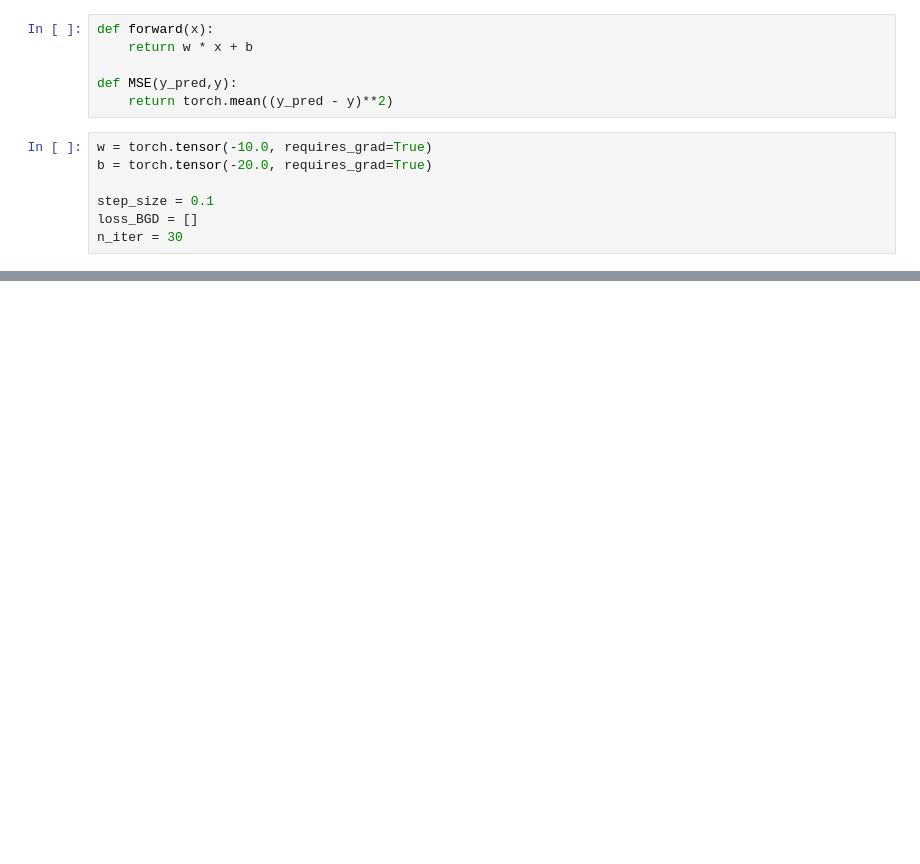
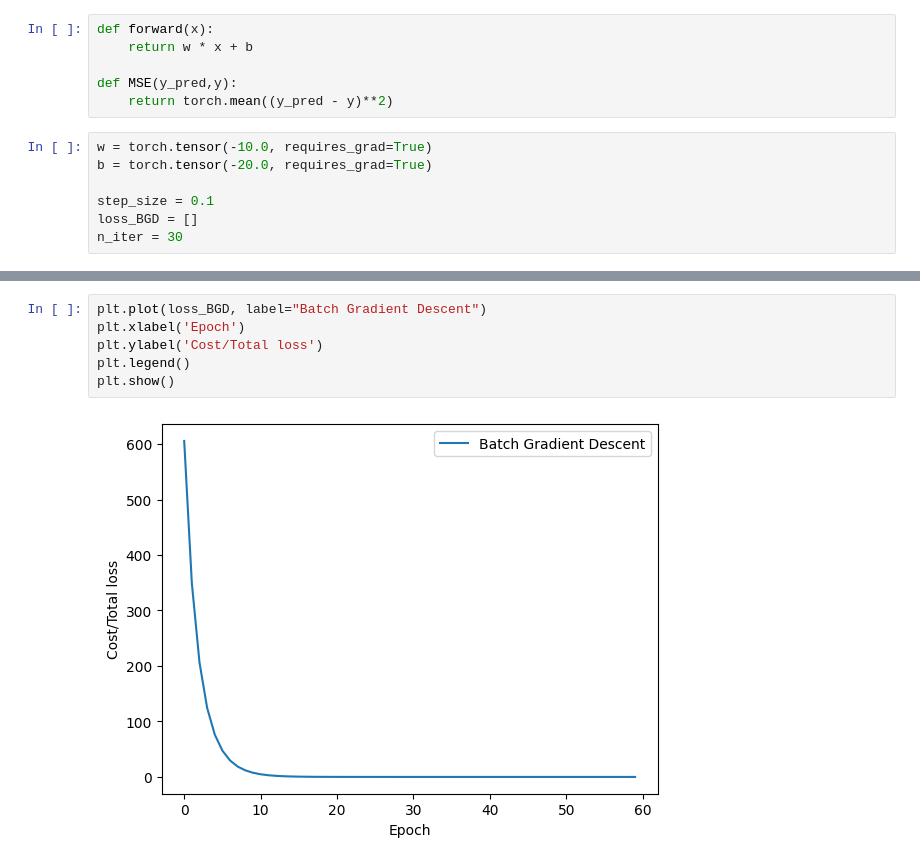
Before and after one commit to l0rtk/fuck-around-math, a Jupyter notebook: grad.ipynb, the cells around one changed output, grey strips where cells are left out. Saved outputs shown, nothing was run; the diff lists cells and outputs as text; blank space fills up the shorter version.

```diff
--- a/grad.ipynb
+++ b/grad.ipynb
@@ -67,0 +115,8 @@ step     loss    weight          bias
+# %%
+plt.plot(loss_BGD, label="Batch Gradient Descent")
+plt.xlabel('Epoch')
+plt.ylabel('Cost/Total loss')
+plt.legend()
+plt.show()
+# %% [output]
+[figure, added]
```
Also changed, not shown: parts of 5 cells of this notebook.
